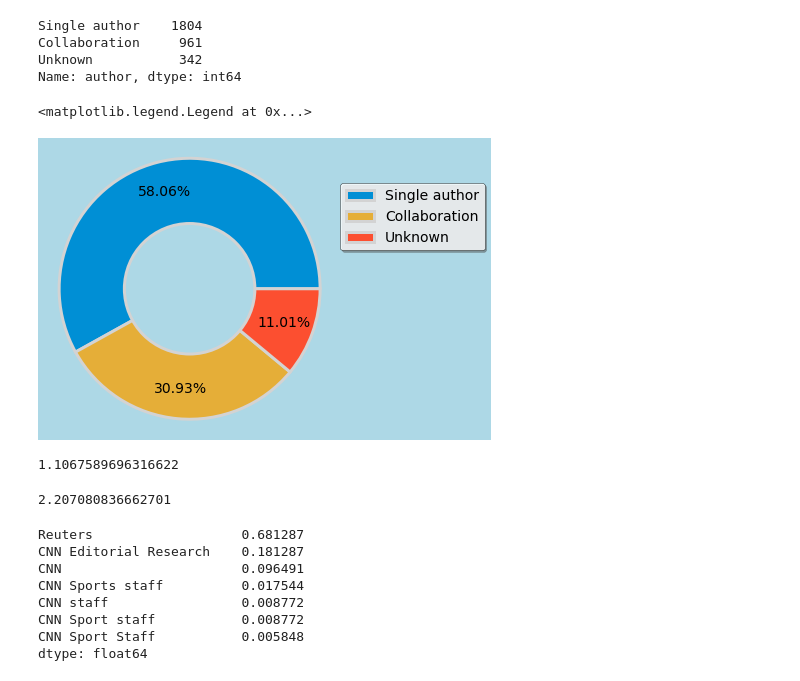
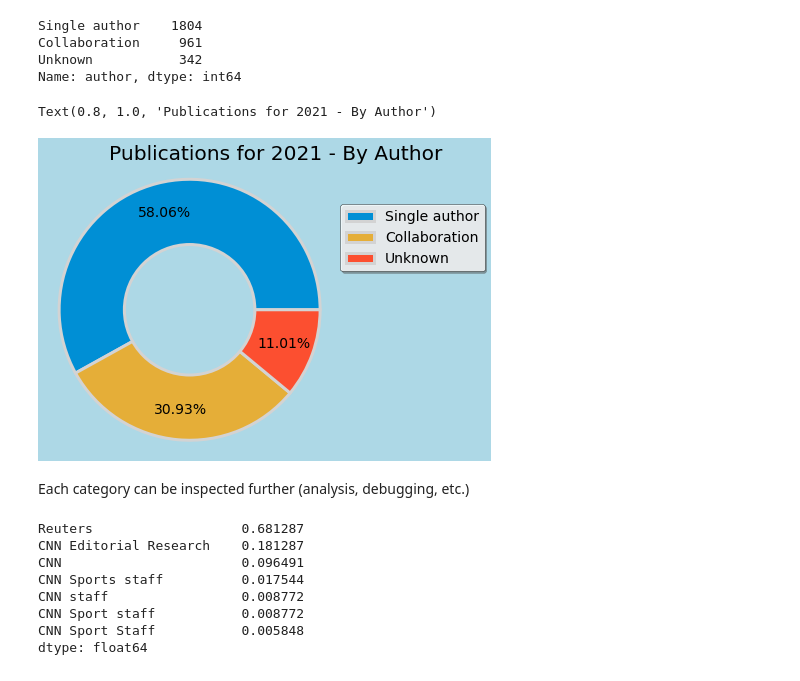
Before and after one commit to vollenia/data_analysis_CNN_news, a Jupyter notebook: analysis_cnn_xml.ipynb, the cells around one changed output. Cells and saved outputs as stored; diff of their text form; code cells hidden in the pictures.

```diff
--- a/analysis_cnn_xml.ipynb
+++ b/analysis_cnn_xml.ipynb
@@ -408,45 +349,33 @@ Unknown           342
 Name: author, dtype: int64
 # %%
 # Initiating the plot
-fig_authors, ax_authors = plt.subplots()
+fig_authors, ax_authors = plt.subplots(tight_layout=False)
 
 # Feeding the data (pandas Series)
 authors.plot(kind="pie", labels=None, radius=1, wedgeprops = {"linewidth": 3, "edgecolor" : "lightgrey"},
                             autopct="%.2f%%", pctdistance=0.77, shadow=False, startangle=0, figsize=(4,4),
                             colors=["#008fd5", "#e5ae38", "#fc4f30"]) # #008fd5, #fc4f30, #e5ae38, #6d904f, #8b8b8b, #810f7c
 
 # Creating adoughnut chart
 circle = plt.Circle((0,0), 0.5, facecolor="lightblue", edgecolor="lightgrey", linewidth=3, fill=True)
 p = plt.gcf()
 p.gca().add_artist(circle)
 
 # Configuring the chart
 fig_authors.subplots_adjust(left=0, right=1, bottom=0, top=1, wspace=0, hspace=0)
 ax_authors.axis("equal")
 ax_authors.margins(0.05, 0.05)
 
 fig_authors.set_facecolor("lightblue")
 ax_authors.axis('off')
 ax_authors.legend(labels=authors.index, loc="center left", title=None, bbox_to_anchor=(1, 0.75),
                     facecolor="white", edgecolor="black", fancybox=True, shadow=True, borderpad=None, framealpha=0.8)
-#ax_authors.set_title("Test Title", x=0.75) #x=np.sum([-ax_authors.get_xlim()[0], ax_authors.get_xlim()[-1]]))
-
-#ax_authors.set_title("Distribution of authors", loc="center", fontdict={"color":"black"})
-# 'best', 'upper right', 'upper left', 'lower left', 'lower right', 'right', 'center left',
-# 'center right', 'lower center', 'upper center', 'center'
-
-# possibly labels=np.round((authors.values / np.sum(authors.values) * 100), 2), labeldistance=0.5,
+ax_authors.set_title("Publications for 2021 - By Author", loc="center", x=0.8)
 
 #fig_authors.savefig("authors", facecolor="lightblue", bbox_inches="tight")
 # %% [output]
-<matplotlib.legend.Legend at 0x...>
+Text(0.8, 1.0, 'Publications for 2021 - By Author')
-[figure, old version]
+[figure, new version]
-# %%
--ax_authors.get_xlim()[0]
-# %% [output]
-1.1067589696316622
-# %%
-np.sum([-ax_authors.get_xlim()[0], ax_authors.get_xlim()[-1]])
-# %% [output]
-2.207080836662701
+# %% [markdown]
+Each category can be inspected further (analysis, debugging, etc.)
 # %%
```
Also changed, not shown: parts of 26 cells of this notebook.
